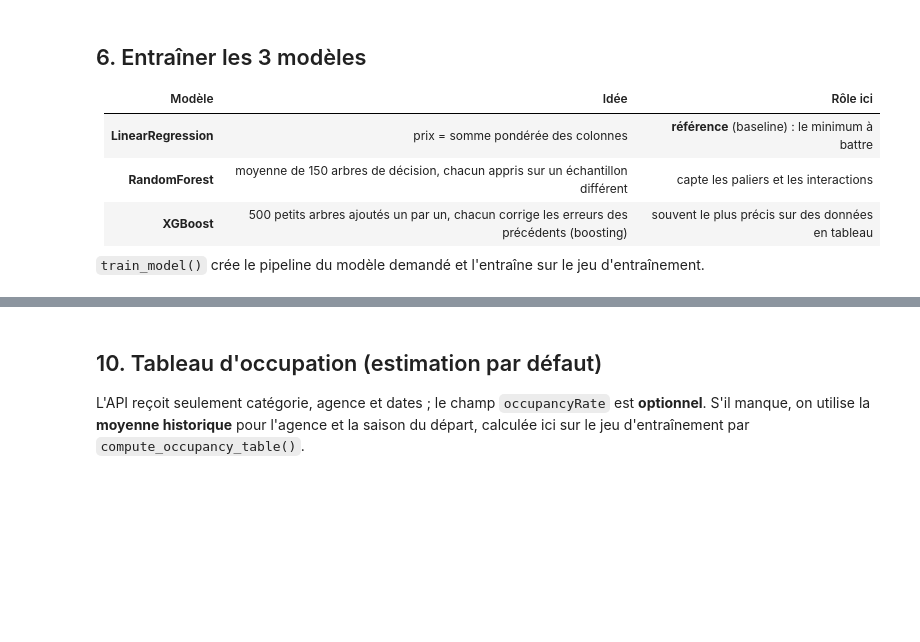
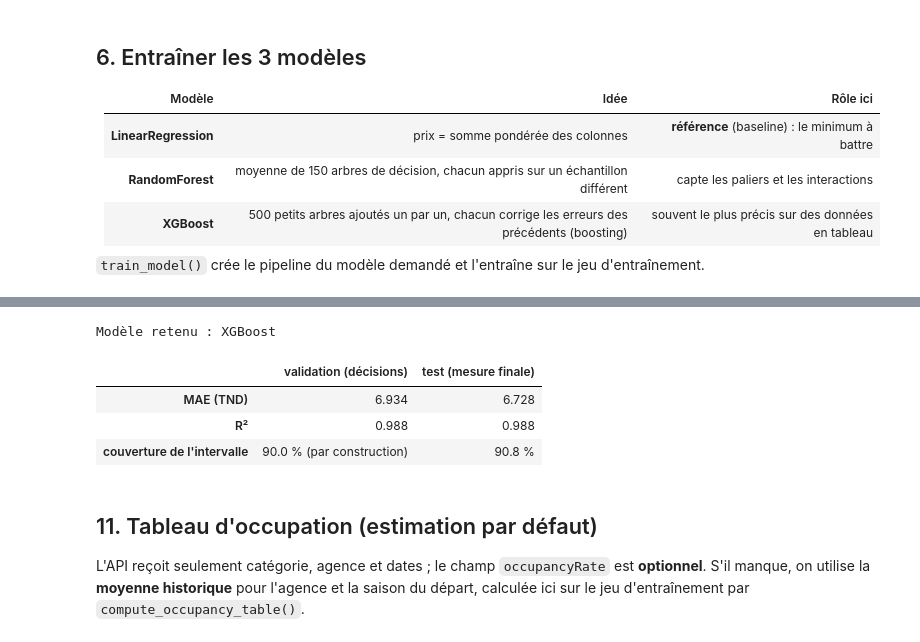
Before and after one commit to seddik123ss/location-voitures, a Jupyter notebook: services/ml-service/notebooks/price_model_training.ipynb, the cells around one changed output, grey strips where cells are left out. Drawn from its saved outputs; the diff is of its cells as text; code cells hidden in the pictures; blank space fills up the shorter version.

```diff
--- a/services/ml-service/notebooks/price_model_training.ipynb
+++ b/services/ml-service/notebooks/price_model_training.ipynb
@@ -338,6 +356,5 @@ On retient le modèle qui a la **plus petite MAE** sur le test (erreur moyenne e
 # %%
-best_model_name = model_comparison["MAE (TND)"].idxmin()
+best_model_name = model_comparison["MAE validation (TND)"].idxmin()
 best_pipeline = trained_pipelines[best_model_name]
-best_metrics = model_training.evaluate_model(best_pipeline, test_features, test_prices)
-print(f"Meilleur modèle : {best_model_name}  ->  MAE = {best_metrics['mae']} TND, R² = {best_metrics['r2']}")
+print(f"Modèle choisi sur la validation : {best_model_name}")
 # %% [output]
@@ -360,7 +375,5 @@ On vérifie ensuite avec `measure_interval_coverage()` qu'environ 90 % des prix
 # %%
-interval_ratios = model_training.compute_interval_ratios(best_pipeline, test_features, test_prices)
-interval_coverage = model_training.measure_interval_coverage(best_pipeline, interval_ratios, test_features, test_prices)
+interval_ratios = model_training.compute_interval_ratios(best_pipeline, validation_features, validation_prices)
 print(f"Ratios : bas = {interval_ratios['lower_ratio']}, haut = {interval_ratios['upper_ratio']}")
 print(f"=> intervalle de {100 * (interval_ratios['lower_ratio'] - 1):+.1f} % à {100 * (interval_ratios['upper_ratio'] - 1):+.1f} % autour du prix prédit")
-print(f"Couverture mesurée sur le test : {100 * interval_coverage:.1f} % (objectif ~{100 * interval_ratios['confidence']:.0f} %)")
 # %% [output]
@@ -370,5 +392,23 @@ Couverture mesurée sur le test : 90.0 % (objectif ~90 %)
+# %%
+validation_metrics = model_training.evaluate_model(best_pipeline, validation_features, validation_prices)
+test_metrics = model_training.evaluate_model(best_pipeline, test_features, test_prices)
+validation_coverage = model_training.measure_interval_coverage(best_pipeline, interval_ratios, validation_features, validation_prices)
+test_coverage = model_training.measure_interval_coverage(best_pipeline, interval_ratios, test_features, test_prices)
+
+final_measures = pd.DataFrame({
+    "validation (décisions)": [validation_metrics["mae"], validation_metrics["r2"], f"{100 * validation_coverage:.1f} % (par construction)"],
+    "test (mesure finale)": [test_metrics["mae"], test_metrics["r2"], f"{100 * test_coverage:.1f} %"],
+}, index=["MAE (TND)", "R²", "couverture de l'intervalle"])
+print(f"Modèle retenu : {best_model_name}")
+final_measures
+# %% [output]
+Modèle retenu : XGBoost
+|  | validation (décisions) | test (mesure finale) |
+| MAE (TND) | 6.934 | 6.728 |
+| R² | 0.988 | 0.988 |
+| couverture de l'intervalle | 90.0 % (par construction) | 90.8 % |
 # %% [markdown]
-## 10. Tableau d'occupation (estimation par défaut)
+## 11. Tableau d'occupation (estimation par défaut)
 
 L'API reçoit seulement catégorie, agence et dates ; le champ `occupancyRate` est **optionnel**.
 S'il manque, on utilise la **moyenne historique** pour l'agence et la saison du départ,
```
Also changed, not shown: parts of 21 cells of this notebook, 4 other files.
